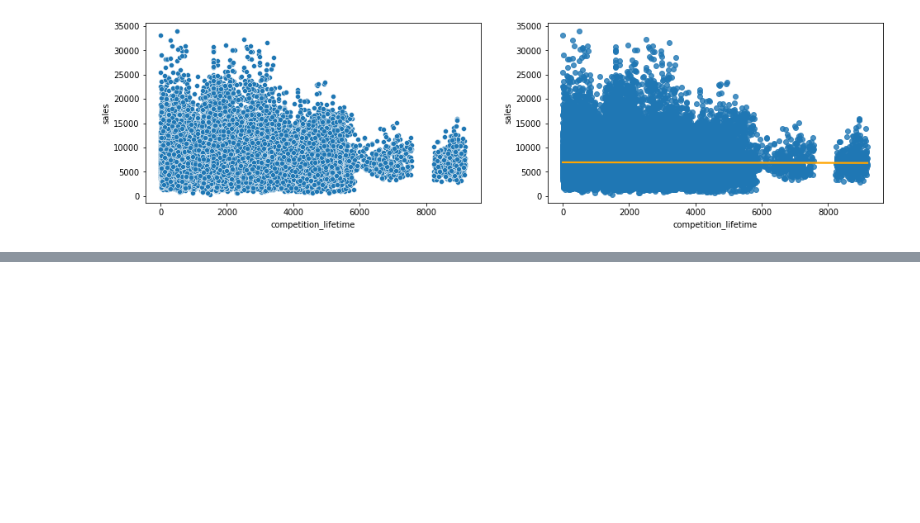
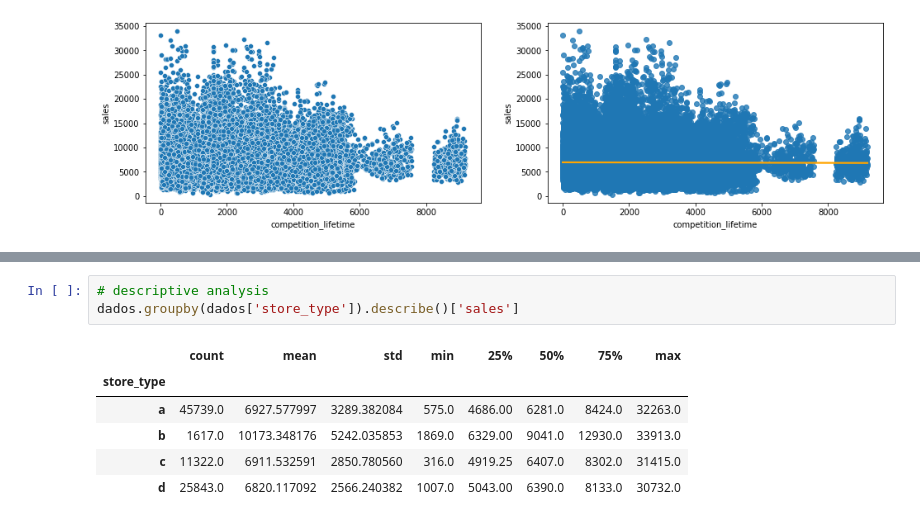
Before and after one commit to raposofrct/Sales-Prediction, a Jupyter notebook: notebook.ipynb, the cells around one changed output, grey strips where cells are left out. Drawn from its saved outputs; the diff is of its cells as text; blank space fills up the shorter version.

```diff
--- a/notebook.ipynb
+++ b/notebook.ipynb
@@ -1358,0 +1300,10 @@ Nós vimos nos gráficos de dispersão que o comportamento geral é horizontal,
+# %%
+# descriptive analysis
+dados.groupby(dados['store_type']).describe()['sales']
+# %% [output]
+|  | count | mean | std | min | 25% | 50% | 75% | max |
+| store_type |  |  |  |  |  |  |  |  |
+| a | 45739.0 | 6927.577997 | 3289.382084 | 575.0 | 4686.00 | 6281.0 | 8424.0 | 32263.0 |
+| b | 1617.0 | 10173.348176 | 5242.035853 | 1869.0 | 6329.00 | 9041.0 | 12930.0 | 33913.0 |
+| c | 11322.0 | 6911.532591 | 2850.780560 | 316.0 | 4919.25 | 6407.0 | 8302.0 | 31415.0 |
+| d | 25843.0 | 6820.117092 | 2566.240382 | 1007.0 | 5043.00 | 6390.0 | 8133.0 | 30732.0 |
```
Also changed, not shown: parts of 46 cells of this notebook.
